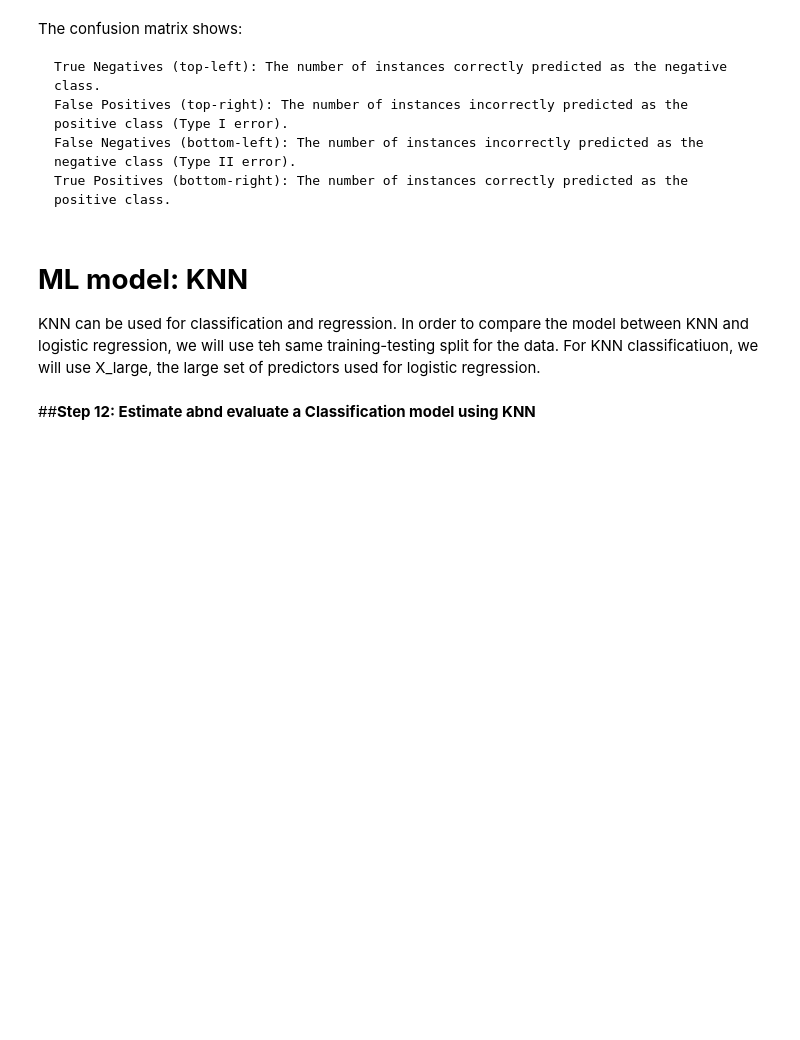
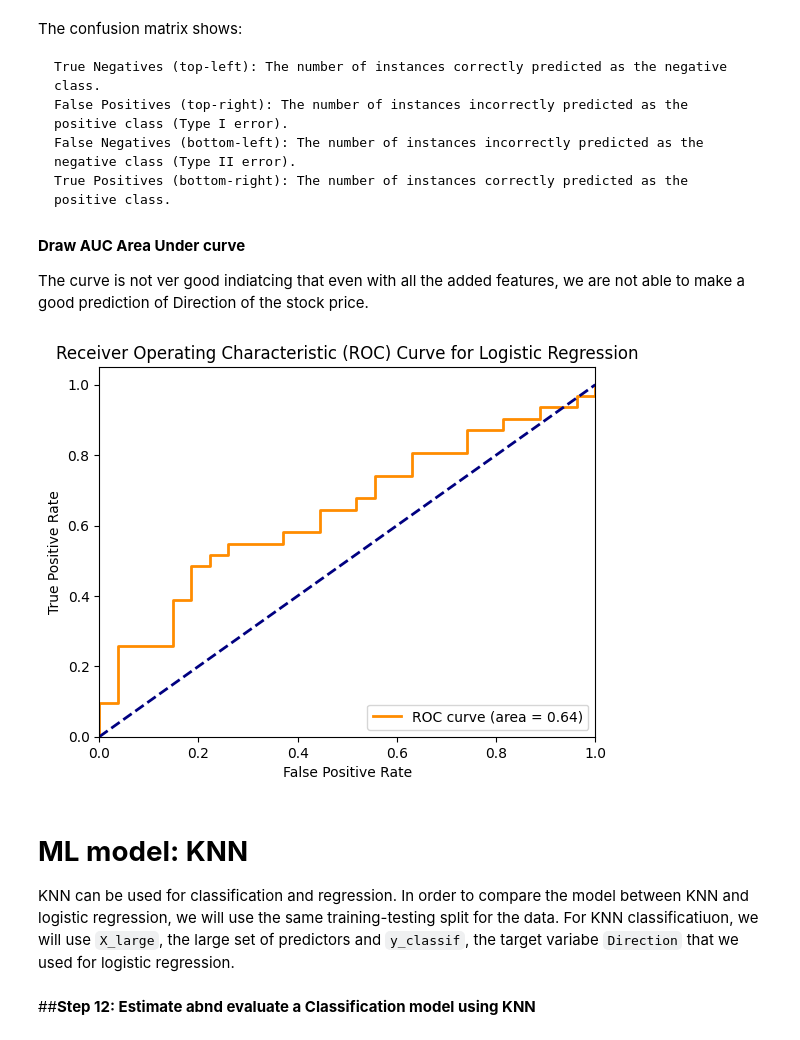
Before and after one commit to Luoxiaowanzi/IS-4487-Guide, a Jupyter notebook: Demos/demo_11_regression.ipynb, the cells around one changed output. Drawn from its saved outputs; the diff is of its cells as text; code cells hidden in the pictures; blank space fills up the shorter version.

```diff
--- a/Demos/demo_11_regression.ipynb
+++ b/Demos/demo_11_regression.ipynb
@@ -386,12 +370,40 @@ The confusion matrix shows:
     False Positives (top-right): The number of instances incorrectly predicted as the positive class (Type I error).
     False Negatives (bottom-left): The number of instances incorrectly predicted as the negative class (Type II error).
     True Positives (bottom-right): The number of instances correctly predicted as the positive class.
+# %% [markdown]
+**Draw AUC Area Under curve**
+
+The curve is not ver good indiatcing that even with all the added features, we are not able to make a good prediction of Direction of the stock price.
+# %%
+from sklearn.metrics import roc_curve, auc
+import matplotlib.pyplot as plt
+
+# Predict probabilities for the positive class
+y_prob_logreg = model_logreg.predict_proba(X_large_test)[:, 1]
+
+# Calculate ROC curve and AUC
+fpr, tpr, thresholds = roc_curve(y_classif_test, y_prob_logreg)
+roc_auc = auc(fpr, tpr)
+
+# Plot the ROC curve
+plt.figure()
+plt.plot(fpr, tpr, color='darkorange', lw=2, label='ROC curve (area = %0.2f)' % roc_auc)
+plt.plot([0, 1], [0, 1], color='navy', lw=2, linestyle='--')
+plt.xlim([0.0, 1.0])
+plt.ylim([0.0, 1.05])
+plt.xlabel('False Positive Rate')
+plt.ylabel('True Positive Rate')
+plt.title('Receiver Operating Characteristic (ROC) Curve for Logistic Regression')
+plt.legend(loc="lower right")
+plt.show()
+# %% [output]
+[figure, added]
 # %% [markdown]
 # **ML model: KNN**
 
 KNN can be used for classification and regression.
-In order to compare the model between KNN and logistic regression, we will use teh same training-testing split for the data.
-For KNN classificatiuon, we will use X_large, the large set of predictors used for logistic regression.
+In order to compare the model between KNN and logistic regression, we will use the same training-testing split for the data.
+For KNN classificatiuon, we will use `X_large`, the large set of predictors and `y_classif`, the target variabe `Direction` that we used for logistic regression.
 # %% [markdown]
 ##**Step 12: Estimate abnd evaluate a Classification model using KNN**
 # %%
```
Also changed, not shown: parts of 2 cells of this notebook.
